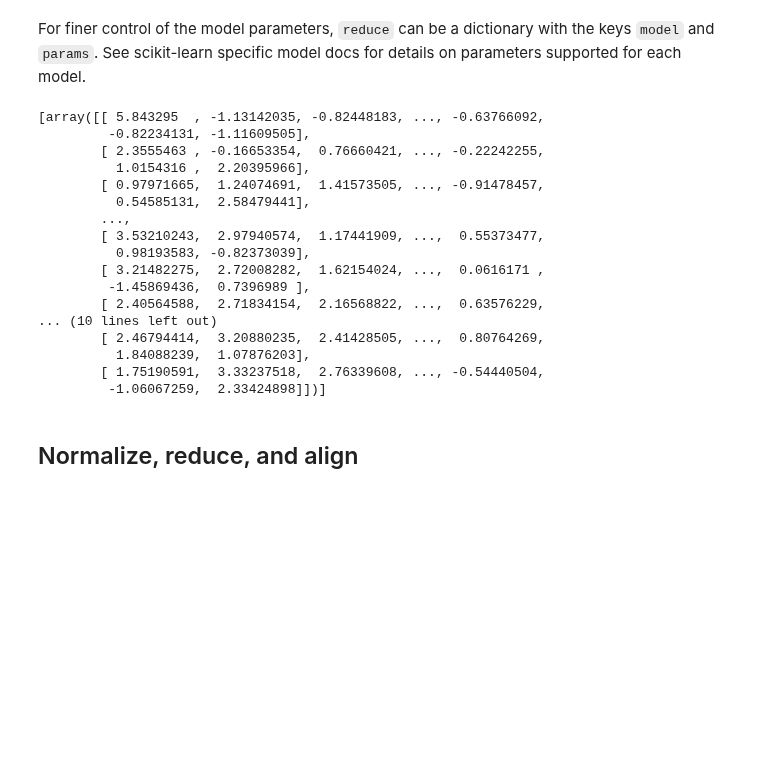
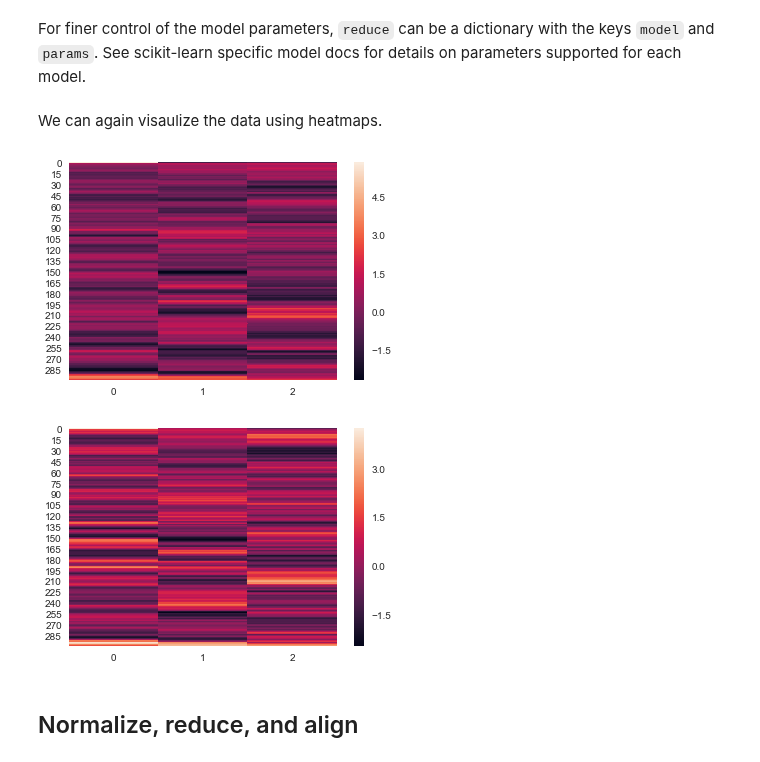
Before and after one commit to ContextLab/hypertools, a Jupyter notebook: docs/tutorials/analyze.ipynb, the cells around one changed output. Cells and saved outputs as stored; diff of their text form; code cells hidden in the pictures; blank space fills up the shorter version.

```diff
--- a/docs/tutorials/analyze.ipynb
+++ b/docs/tutorials/analyze.ipynb
@@ -84,25 +80,16 @@ For finer control of the model parameters, `reduce` can be a dictionary with the
 # dictionary of parameters
 reduce={'model' : 'PCA', 'params' : {'whiten' : True}}
 
-hyp.analyze(weights, normalize='within', reduce=reduce, ndims=3)
+reduced_params = hyp.analyze(weights, normalize='within', reduce=reduce, ndims=3)
-# %% [output]
-[array([[ 5.843295  , -1.13142035, -0.82448183, ..., -0.63766092,
-         -0.82234131, -1.11609505],
-        [ 2.3555463 , -0.16653354,  0.76660421, ..., -0.22242255,
-          1.0154316 ,  2.20395966],
-        [ 0.97971665,  1.24074691,  1.41573505, ..., -0.91478457,
-          0.54585131,  2.58479441],
-        ...,
-        [ 3.53210243,  2.97940574,  1.17441909, ...,  0.55373477,
-          0.98193583, -0.82373039],
-        [ 3.21482275,  2.72008282,  1.62154024, ...,  0.0616171 ,
-         -1.45869436,  0.7396989 ],
-        [ 2.40564588,  2.71834154,  2.16568822, ...,  0.63576229,
-... (10 lines left out)
-        [ 2.46794414,  3.20880235,  2.41428505, ...,  0.80764269,
-          1.84088239,  1.07876203],
-        [ 1.75190591,  3.33237518,  2.76339608, ..., -0.54440504,
-         -1.06067259,  2.33424898]])]
+# %% [markdown]
+We can again visaulize the data using heatmaps.
+# %%
+for x in range(len(reduced_params)):
+    sb.heatmap(reduced_params[x])
+    plt.show()
+# %% [output]
+[figure, added]
+[figure, added]
 # %% [markdown]
 ## Normalize, reduce, and align
 # %% [markdown]
```
Also changed, not shown: parts of 14 cells of this notebook, 7 other files.
